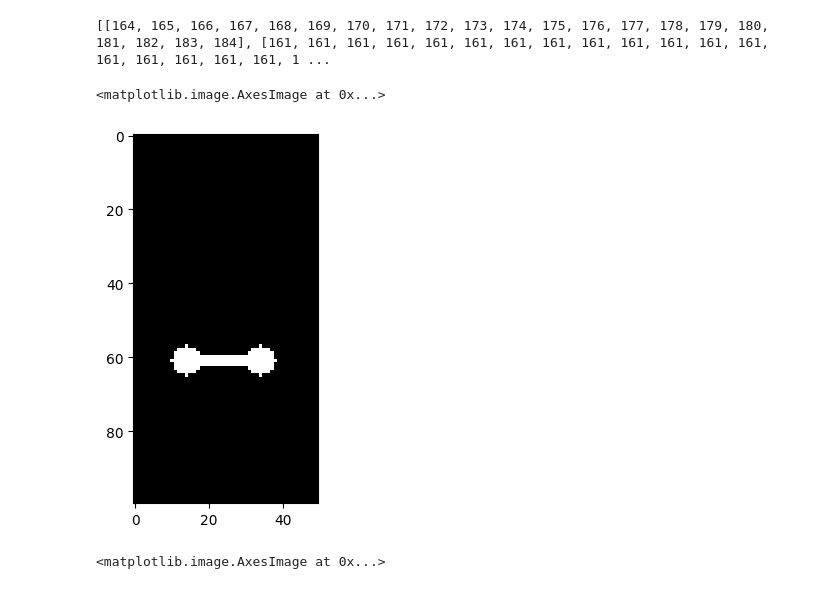
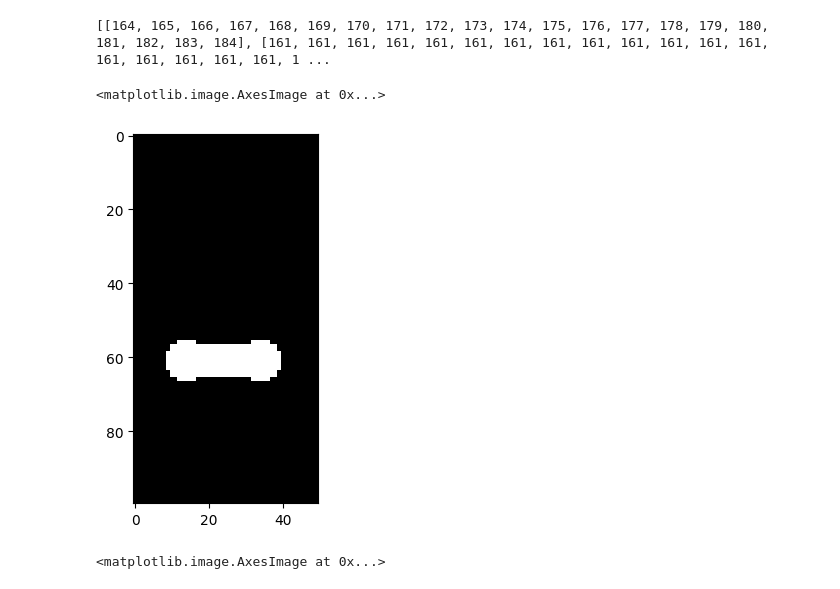
Before and after one commit to mcespedes99/HippiEEGAtlas, a Jupyter notebook: code/DSP/Electrode_localization.ipynb, the cells around one changed output. Cells and saved outputs as stored; diff of their text form; code cells hidden in the pictures.

```diff
--- a/code/DSP/Electrode_localization.ipynb
+++ b/code/DSP/Electrode_localization.ipynb
@@ -169,18 +169,21 @@ print([array.tolist() for array in np.where(test_mask)])
 from skimage.morphology import dilation
 from skimage.morphology import ball
 
-footprint = ball(1)
+footprint = ball(2)
 dilated = dilation(test_mask, footprint)
 # %%
 dilated2 = dilated.copy()
-footprint = ball(4)
+footprint = ball(3)
 idx_in = int(np.floor(len(footprint)/2))
 idx_end = int(np.ceil(len(footprint)/2))
 for point in [point_A, point_B]:
     dilated2[point[0]-idx_in:point[0]+idx_end, point[1]-idx_in:point[1]+idx_end, point[2]-idx_in:point[2]+idx_end] += footprint.astype(bool)
+# %%
+from scipy.ndimage import gaussian_filter
+result = gaussian_filter(dilated2.astype(float), sigma=0.6)
 # %%
-plt.imshow(dilated2[150:200,vox[1],50:150].transpose(), cmap='gray') # Adjusted the view to look like slicer
+plt.imshow((result[150:200,vox[1],50:150]>0).transpose(), cmap='gray') # Adjusted the view to look like slicer
 # %% [output]
 <matplotlib.image.AxesImage at 0x...>
-[figure, old version]
+[figure, new version]
 # %%
```
Also changed, not shown: parts of 2 cells of this notebook, 3 other files.
